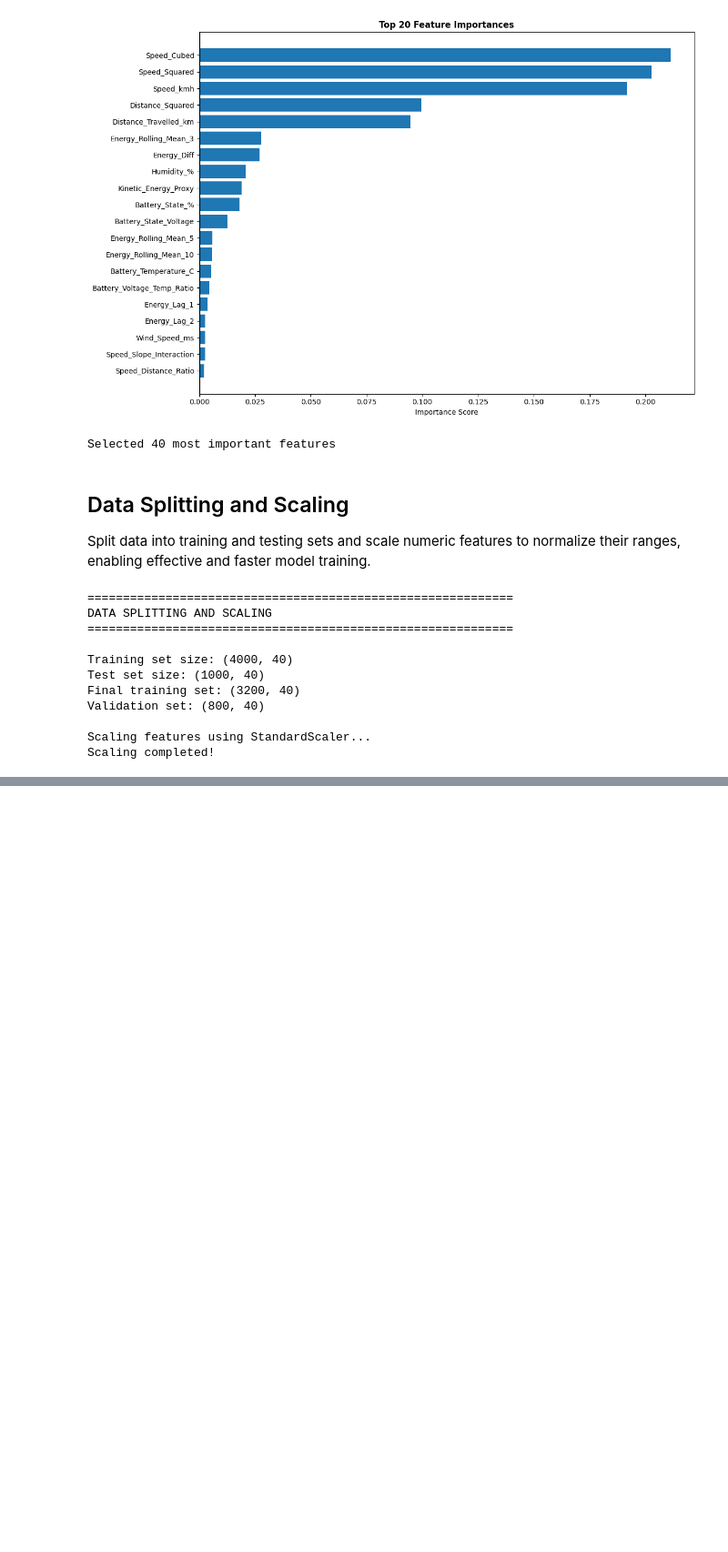
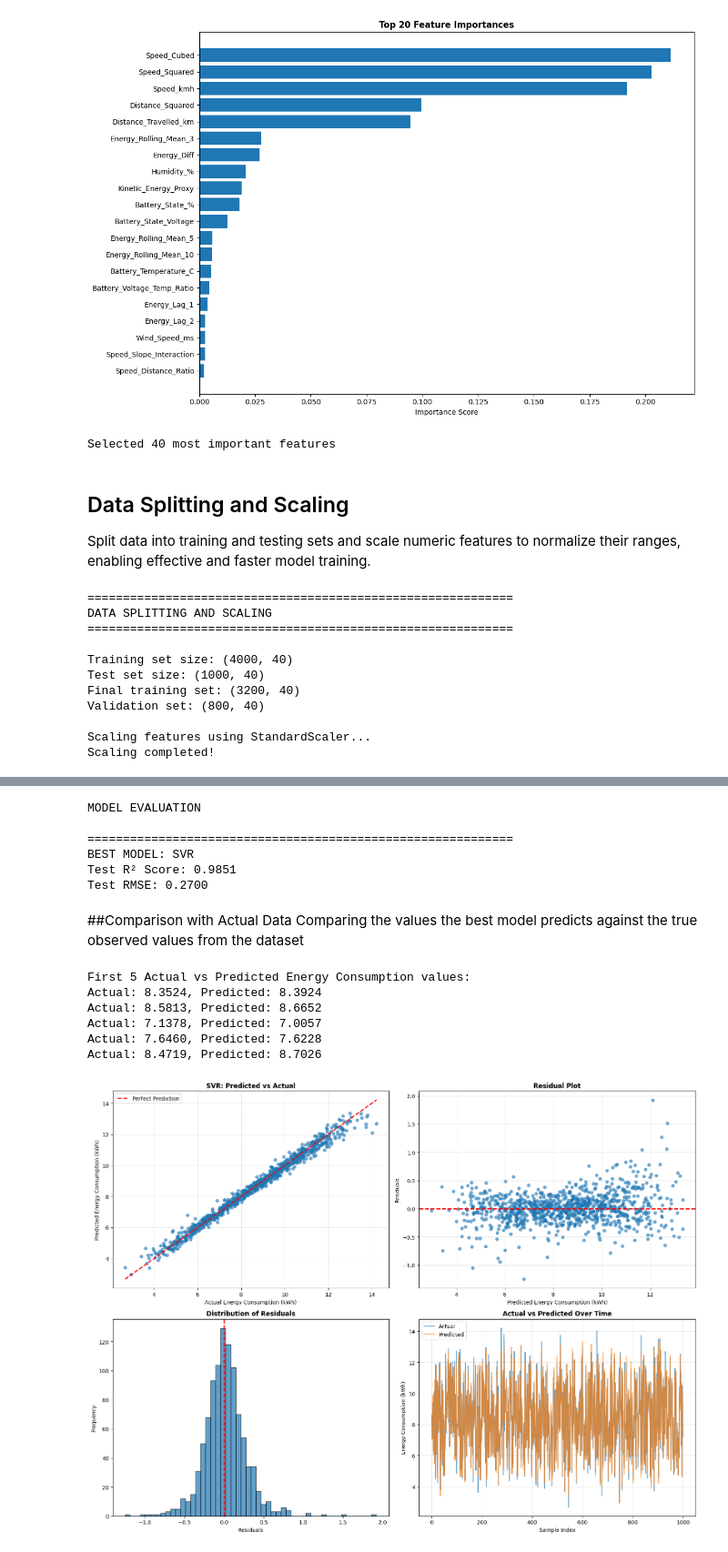
Before and after one commit to kumkum-k/EV-Energy-Forecasting-Edunet-Cycle-4, a Jupyter notebook: EV_ENERGY_FORECASTING.ipynb, the cells around one changed output, grey strips where cells are left out. Shown at 91% size. Saved outputs shown, nothing was run; the diff lists cells and outputs as text; code cells hidden in the pictures; blank space fills up the shorter version.

```diff
--- a/EV_ENERGY_FORECASTING.ipynb
+++ b/EV_ENERGY_FORECASTING.ipynb
@@ -470,0 +624,77 @@ Scaling completed!
+# %%
+print("MODEL EVALUATION")
+# Update comparison with new models
+comparison_df_final = pd.DataFrame(results).T
+comparison_df_final = comparison_df_final.sort_values('test_r2', ascending=False)
+
+# Select best model
+best_model = comparison_df_final.index[0]
+best_predictions = comparison_df_final.loc[best_model, 'predictions']
+
+print(f"\n{'='*60}")
+print(f"BEST MODEL: {best_model}")
+print(f"Test R² Score: {comparison_df_final.loc[best_model, 'test_r2']:.4f}")
+print(f"Test RMSE: {comparison_df_final.loc[best_model, 'test_rmse']:.4f}")
+# %% [output]
+MODEL EVALUATION
+
+============================================================
+BEST MODEL: SVR
+Test R² Score: 0.9851
+Test RMSE: 0.2700
+# %% [markdown]
+##Comparison with Actual Data
+Comparing the values the best model predicts against the true observed values from the dataset
+# %%
+print("First 5 Actual vs Predicted Energy Consumption values:")
+for actual, pred in zip(y_test.values[:5], best_predictions[:5]):
+    print(f"Actual: {actual:.4f}, Predicted: {pred:.4f}")
+
+# Prediction vs Actual plot
+fig, axes = plt.subplots(2, 2, figsize=(16, 12))
+
+# Scatter plot: Predicted vs Actual
+axes[0, 0].scatter(y_test, best_predictions, alpha=0.6, s=30)
+axes[0, 0].plot([y_test.min(), y_test.max()], [y_test.min(), y_test.max()],
+                'r--', lw=2, label='Perfect Prediction')
+axes[0, 0].set_xlabel('Actual Energy Consumption (kWh)')
+axes[0, 0].set_ylabel('Predicted Energy Consumption (kWh)')
+axes[0, 0].set_title(f'{best_model}: Predicted vs Actual', fontweight='bold')
+axes[0, 0].legend()
+axes[0, 0].grid(True, alpha=0.3)
+
+# Residual plot
+residuals = y_test.values - best_predictions
+axes[0, 1].scatter(best_predictions, residuals, alpha=0.6, s=30)
+axes[0, 1].axhline(y=0, color='r', linestyle='--', lw=2)
+axes[0, 1].set_xlabel('Predicted Energy Consumption (kWh)')
+axes[0, 1].set_ylabel('Residuals')
+axes[0, 1].set_title('Residual Plot', fontweight='bold')
+axes[0, 1].grid(True, alpha=0.3)
+
+# Distribution of residuals
+axes[1, 0].hist(residuals, bins=50, edgecolor='black', alpha=0.7)
+axes[1, 0].set_xlabel('Residuals')
+axes[1, 0].set_ylabel('Frequency')
+axes[1, 0].set_title('Distribution of Residuals', fontweight='bold')
+axes[1, 0].axvline(x=0, color='r', linestyle='--', lw=2)
+
+# Time series plot of predictions
+axes[1, 1].plot(range(len(y_test)), y_test.values, label='Actual', alpha=0.7, linewidth=1.5)
+axes[1, 1].plot(range(len(y_test)), best_predictions, label='Predicted', alpha=0.7, linewidth=1.5)
+axes[1, 1].set_xlabel('Sample Index')
+axes[1, 1].set_ylabel('Energy Consumption (kWh)')
+axes[1, 1].set_title('Actual vs Predicted Over Time', fontweight='bold')
+axes[1, 1].legend()
+axes[1, 1].grid(True, alpha=0.3)
+
+plt.tight_layout()
+plt.show()
+# %% [output]
+First 5 Actual vs Predicted Energy Consumption values:
+Actual: 8.3524, Predicted: 8.3924
+Actual: 8.5813, Predicted: 8.6652
+Actual: 7.1378, Predicted: 7.0057
+Actual: 7.6460, Predicted: 7.6228
+Actual: 8.4719, Predicted: 8.7026
+[figure, added]
```
Also changed, not shown: parts of 9 cells of this notebook.
